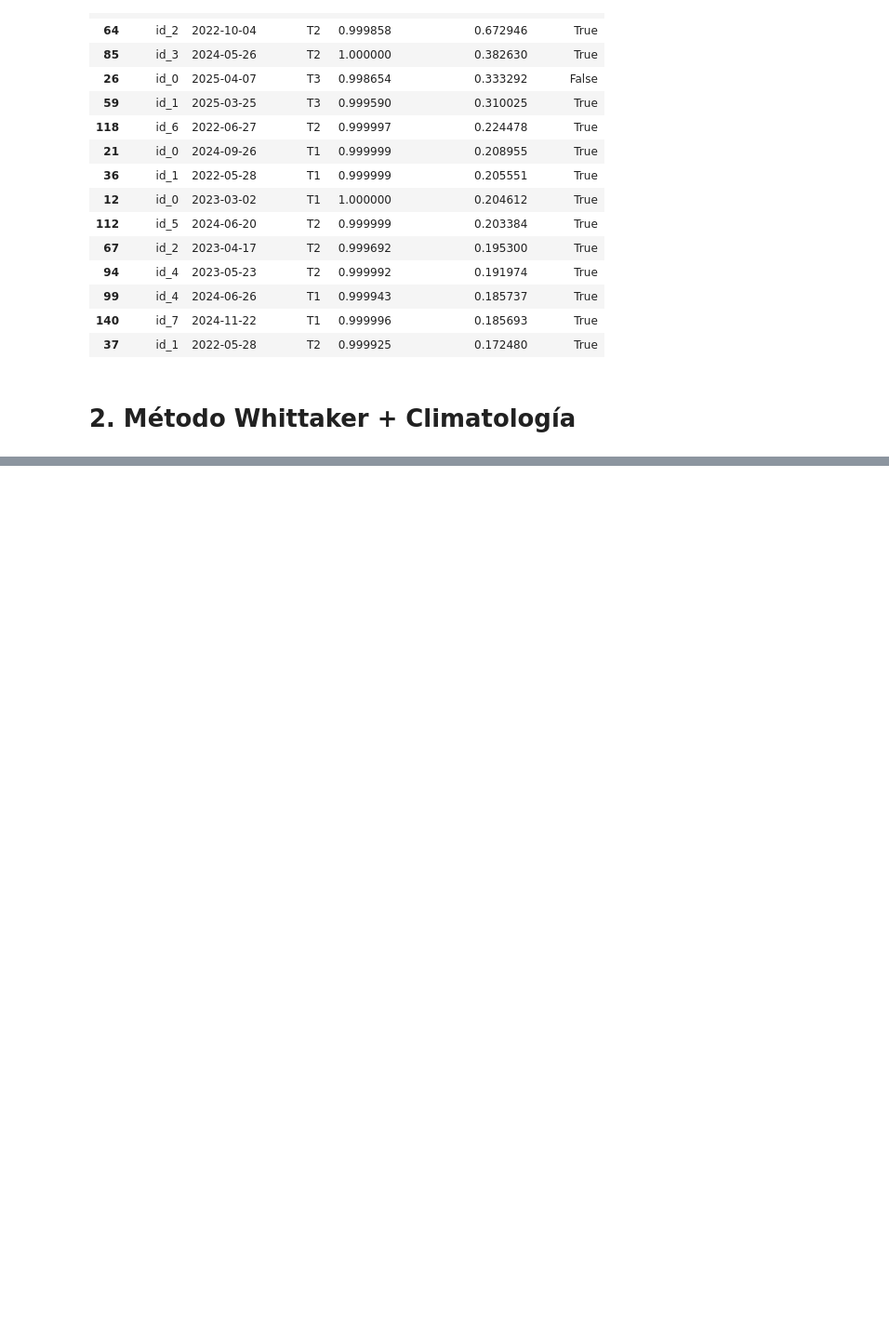
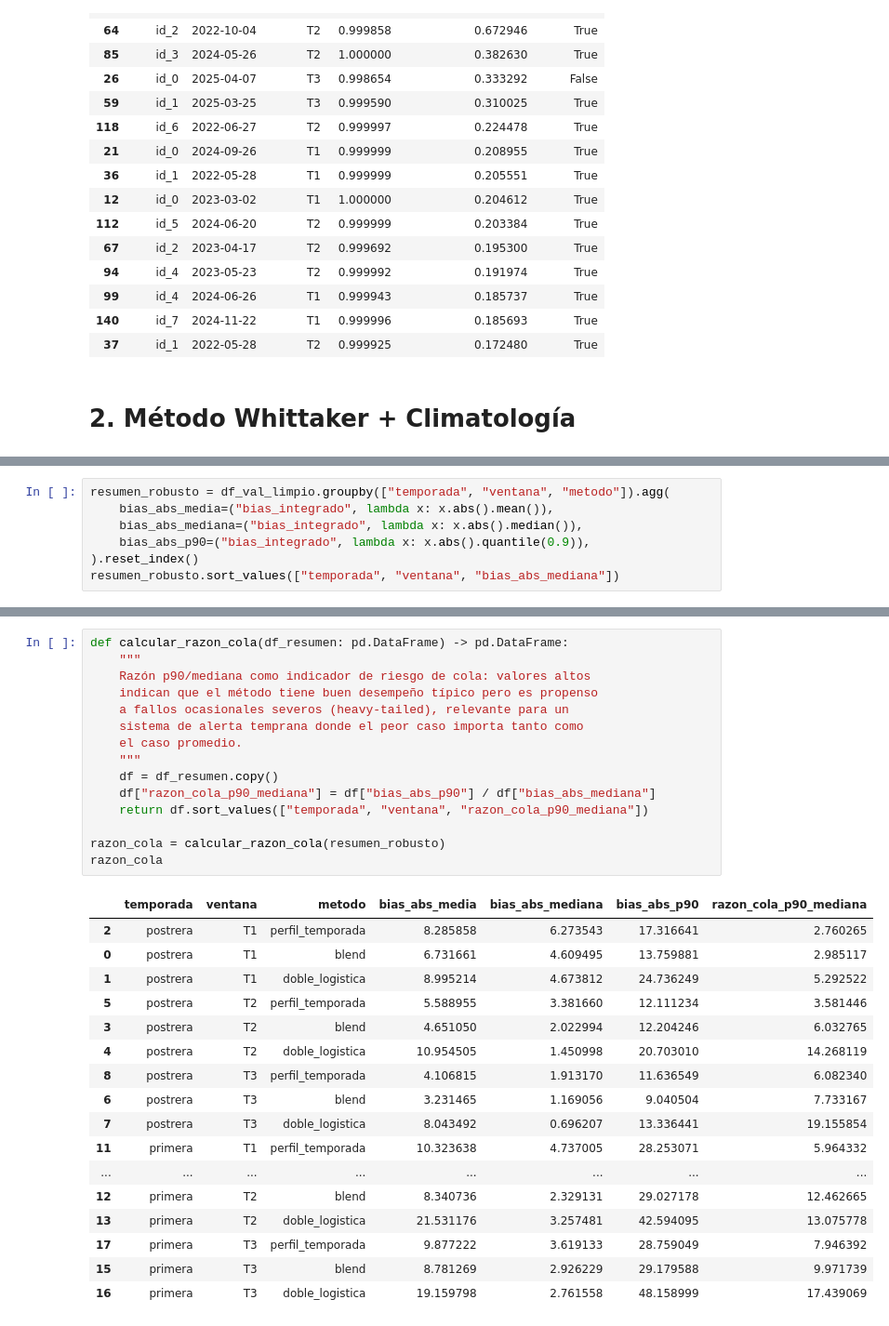
Before and after one commit to 50DayEmpire/Segmentacion_Clasificacion_Estimacion_Maiz_Comayagua, a Jupyter notebook: notebooks/extrapolacion.ipynb, the cells around one changed output, grey strips where cells are left out. Shown at 93% size. Cells and saved outputs as stored; diff of their text form; blank space fills up the shorter version.

```diff
--- a/notebooks/extrapolacion.ipynb
+++ b/notebooks/extrapolacion.ipynb
@@ -827,0 +1088,7 @@ Series([], Name: valor_climatologico, dtype: object)
+# %%
+resumen_robusto = df_val_limpio.groupby(["temporada", "ventana", "metodo"]).agg(
+    bias_abs_media=("bias_integrado", lambda x: x.abs().mean()),
+    bias_abs_mediana=("bias_integrado", lambda x: x.abs().median()),
+    bias_abs_p90=("bias_integrado", lambda x: x.abs().quantile(0.9)),
+).reset_index()
+resumen_robusto.sort_values(["temporada", "ventana", "bias_abs_mediana"])
@@ -827,0 +1113,33 @@ Series([], Name: valor_climatologico, dtype: object)
+# %%
+def calcular_razon_cola(df_resumen: pd.DataFrame) -> pd.DataFrame:
+    """
+    Razón p90/mediana como indicador de riesgo de cola: valores altos
+    indican que el método tiene buen desempeño típico pero es propenso
+    a fallos ocasionales severos (heavy-tailed), relevante para un
+    sistema de alerta temprana donde el peor caso importa tanto como
+    el caso promedio.
+    """
+    df = df_resumen.copy()
+    df["razon_cola_p90_mediana"] = df["bias_abs_p90"] / df["bias_abs_mediana"]
+    return df.sort_values(["temporada", "ventana", "razon_cola_p90_mediana"])
+
+razon_cola = calcular_razon_cola(resumen_robusto)
+razon_cola
+# %% [output]
+|  | temporada | ventana | metodo | bias_abs_media | bias_abs_mediana | bias_abs_p90 | razon_cola_p90_mediana |
+| 2 | postrera | T1 | perfil_temporada | 8.285858 | 6.273543 | 17.316641 | 2.760265 |
+| 0 | postrera | T1 | blend | 6.731661 | 4.609495 | 13.759881 | 2.985117 |
+| 1 | postrera | T1 | doble_logistica | 8.995214 | 4.673812 | 24.736249 | 5.292522 |
+| 5 | postrera | T2 | perfil_temporada | 5.588955 | 3.381660 | 12.111234 | 3.581446 |
+| 3 | postrera | T2 | blend | 4.651050 | 2.022994 | 12.204246 | 6.032765 |
+| 4 | postrera | T2 | doble_logistica | 10.954505 | 1.450998 | 20.703010 | 14.268119 |
+| 8 | postrera | T3 | perfil_temporada | 4.106815 | 1.913170 | 11.636549 | 6.082340 |
+| 6 | postrera | T3 | blend | 3.231465 | 1.169056 | 9.040504 | 7.733167 |
+| 7 | postrera | T3 | doble_logistica | 8.043492 | 0.696207 | 13.336441 | 19.155854 |
+| 11 | primera | T1 | perfil_temporada | 10.323638 | 4.737005 | 28.253071 | 5.964332 |
+| ... | ... | ... | ... | ... | ... | ... | ... |
+| 12 | primera | T2 | blend | 8.340736 | 2.329131 | 29.027178 | 12.462665 |
+| 13 | primera | T2 | doble_logistica | 21.531176 | 3.257481 | 42.594095 | 13.075778 |
+| 17 | primera | T3 | perfil_temporada | 9.877222 | 3.619133 | 28.759049 | 7.946392 |
+| 15 | primera | T3 | blend | 8.781269 | 2.926229 | 29.179588 | 9.971739 |
+| 16 | primera | T3 | doble_logistica | 19.159798 | 2.761558 | 48.158999 | 17.439069 |
```
Also changed, not shown: parts of 47 cells of this notebook, 9 other files.
